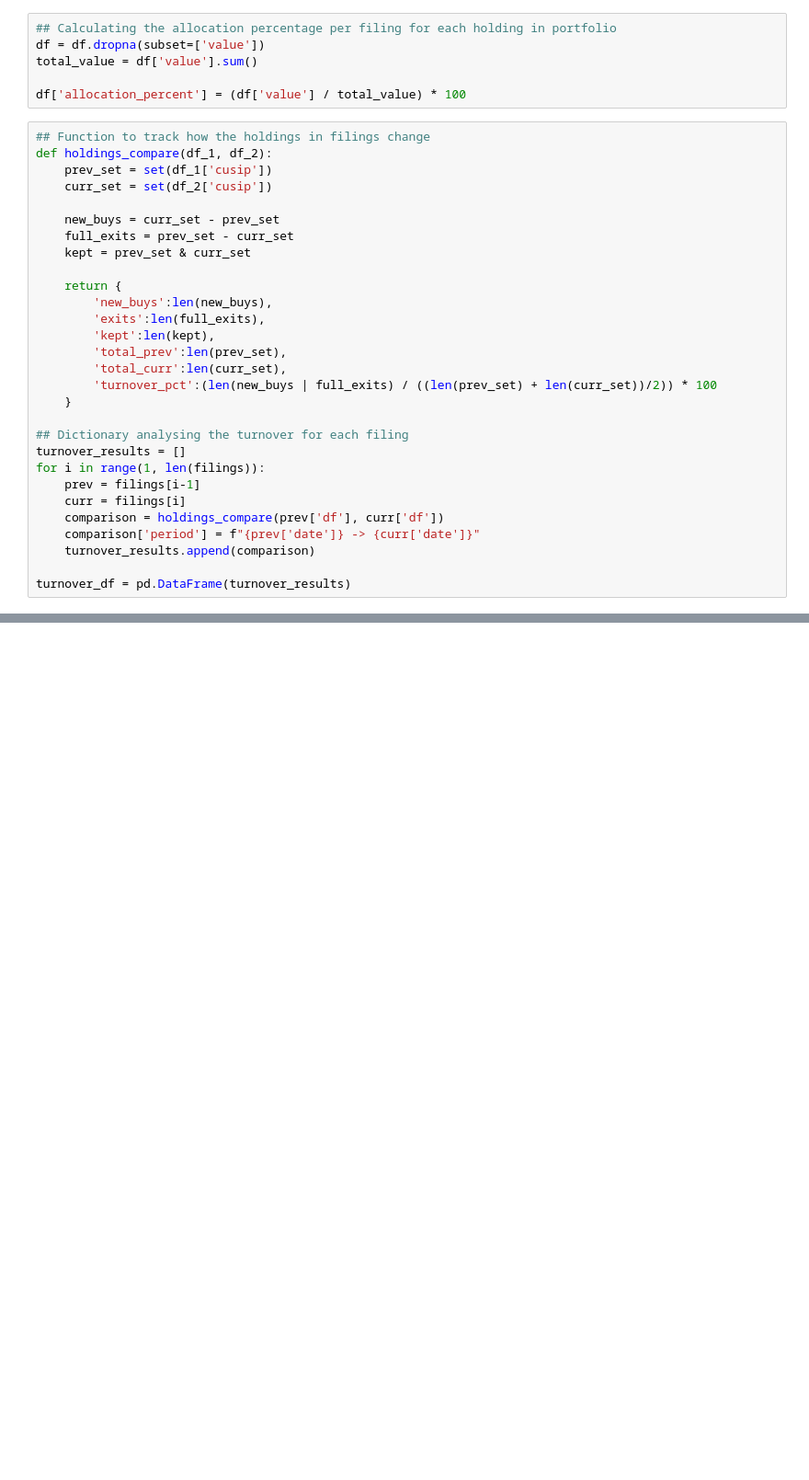
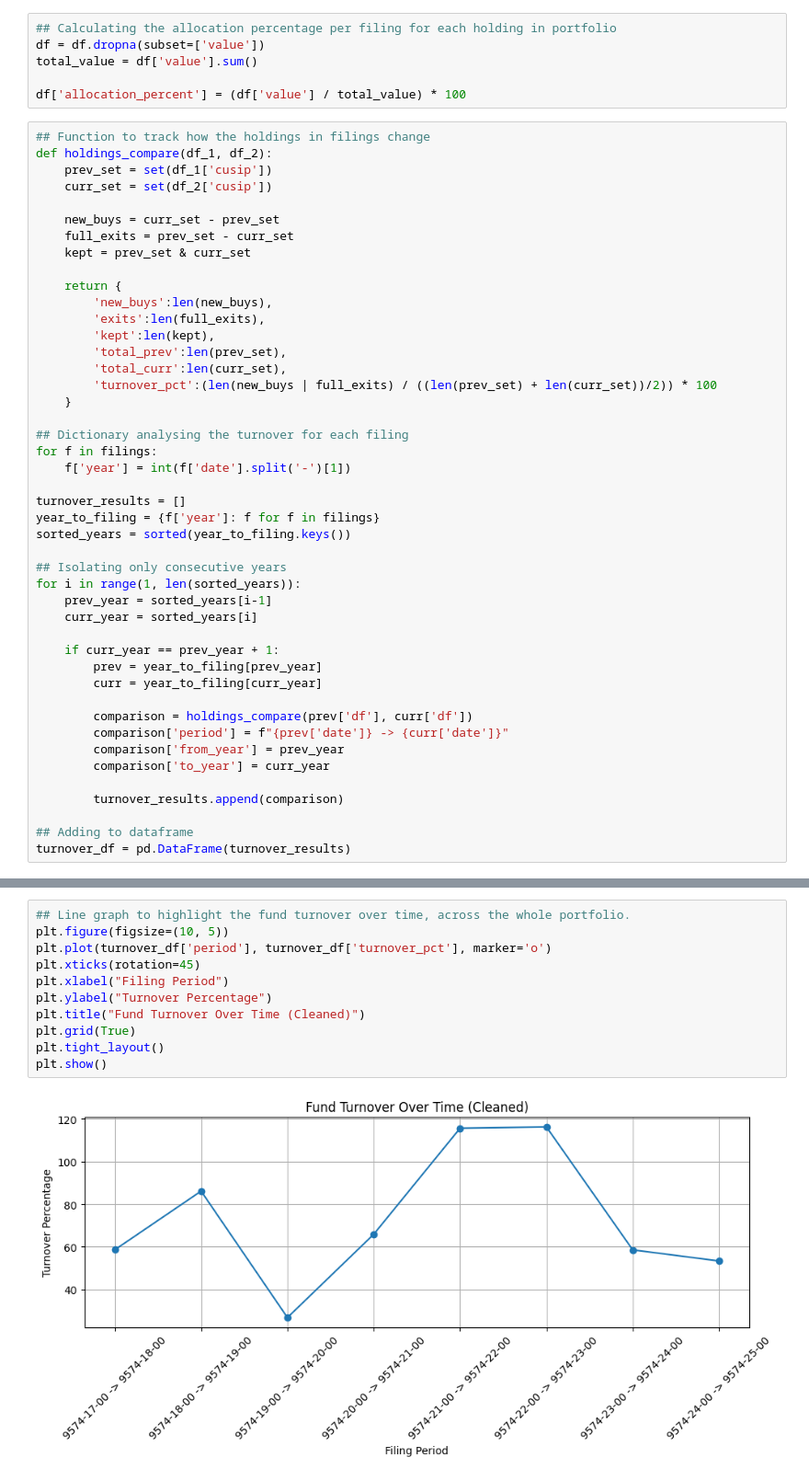
Before and after one commit to 087narain/13F-trend-analysis, a Jupyter notebook: holdings.ipynb, the cells around one changed output, grey strips where cells are left out. Shown at 92% size. Saved outputs shown, nothing was run; the diff lists cells and outputs as text; blank space fills up the shorter version.

Commit message:
Optinmised the periods to make them consecutive
Drew out the plot for net fund turnover.

```diff
--- a/holdings.ipynb
+++ b/holdings.ipynb
@@ -167,12 +176,28 @@ def holdings_compare(df_1, df_2):
     }
 
 ## Dictionary analysing the turnover for each filing
+for f in filings:
+    f['year'] = int(f['date'].split('-')[1])
+
 turnover_results = []
-for i in range(1, len(filings)):
-    prev = filings[i-1]
-    curr = filings[i]
-    comparison = holdings_compare(prev['df'], curr['df'])
-    comparison['period'] = f"{prev['date']} -> {curr['date']}"
-    turnover_results.append(comparison)
+year_to_filing = {f['year']: f for f in filings}
+sorted_years = sorted(year_to_filing.keys())
 
+## Isolating only consecutive years
+for i in range(1, len(sorted_years)):
+    prev_year = sorted_years[i-1]
+    curr_year = sorted_years[i]
+
+    if curr_year == prev_year + 1:
+        prev = year_to_filing[prev_year]
+        curr = year_to_filing[curr_year]
+
+        comparison = holdings_compare(prev['df'], curr['df'])
+        comparison['period'] = f"{prev['date']} -> {curr['date']}"
+        comparison['from_year'] = prev_year
+        comparison['to_year'] = curr_year
+
+        turnover_results.append(comparison)
+
+## Adding to dataframe
 turnover_df = pd.DataFrame(turnover_results)
@@ -178,0 +217,13 @@ turnover_df = pd.DataFrame(turnover_results)
+# %%
+## Line graph to highlight the fund turnover over time, across the whole portfolio.
+plt.figure(figsize=(10, 5))
+plt.plot(turnover_df['period'], turnover_df['turnover_pct'], marker='o')
+plt.xticks(rotation=45)
+plt.xlabel("Filing Period")
+plt.ylabel("Turnover Percentage")
+plt.title("Fund Turnover Over Time (Cleaned)")
+plt.grid(True)
+plt.tight_layout()
+plt.show()
+# %% [output]
+[figure, added]
```
Also changed, not shown: parts of 3 cells of this notebook.
